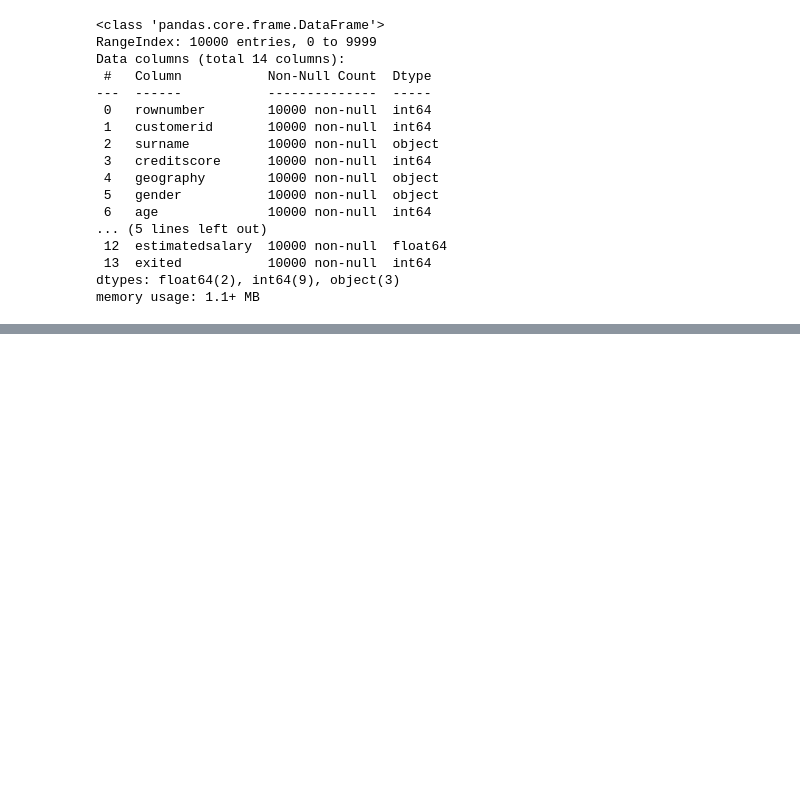
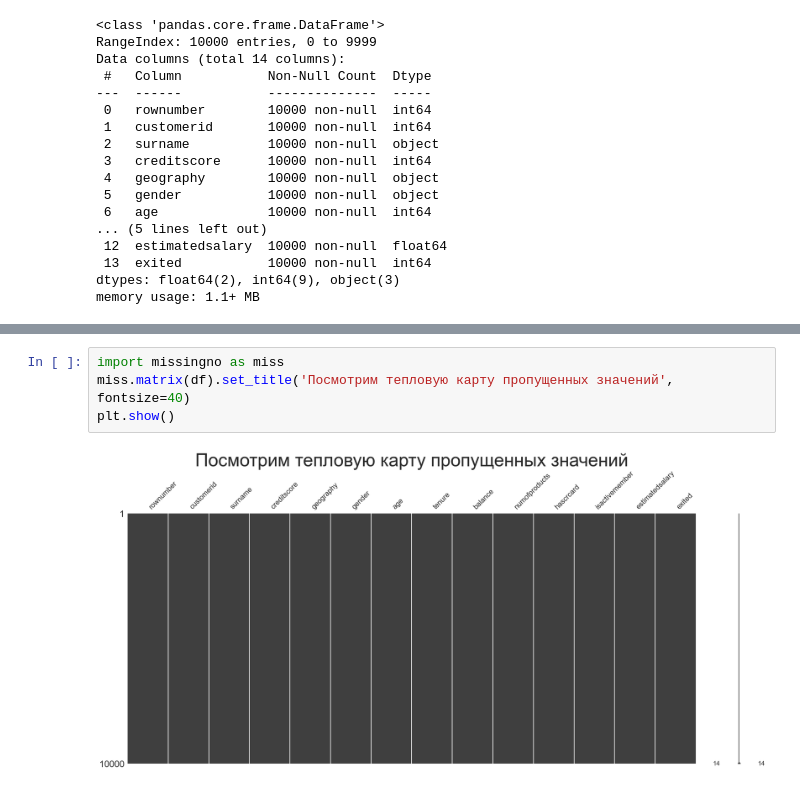
Before and after one commit to kelsinbek/CustomerChurn, a Jupyter notebook: courseProject.ipynb, the cells around one changed output, grey strips where cells are left out. Drawn from its saved outputs; the diff is of its cells as text; blank space fills up the shorter version.

```diff
--- a/courseProject.ipynb
+++ b/courseProject.ipynb
@@ -142,0 +235,6 @@ plt.show()
+# %%
+import missingno as miss
+miss.matrix(df).set_title('Посмотрим тепловую карту пропущенных значений', fontsize=40)
+plt.show()
+# %% [output]
+[figure, added]
```
Also changed, not shown: parts of 21 cells of this notebook.
